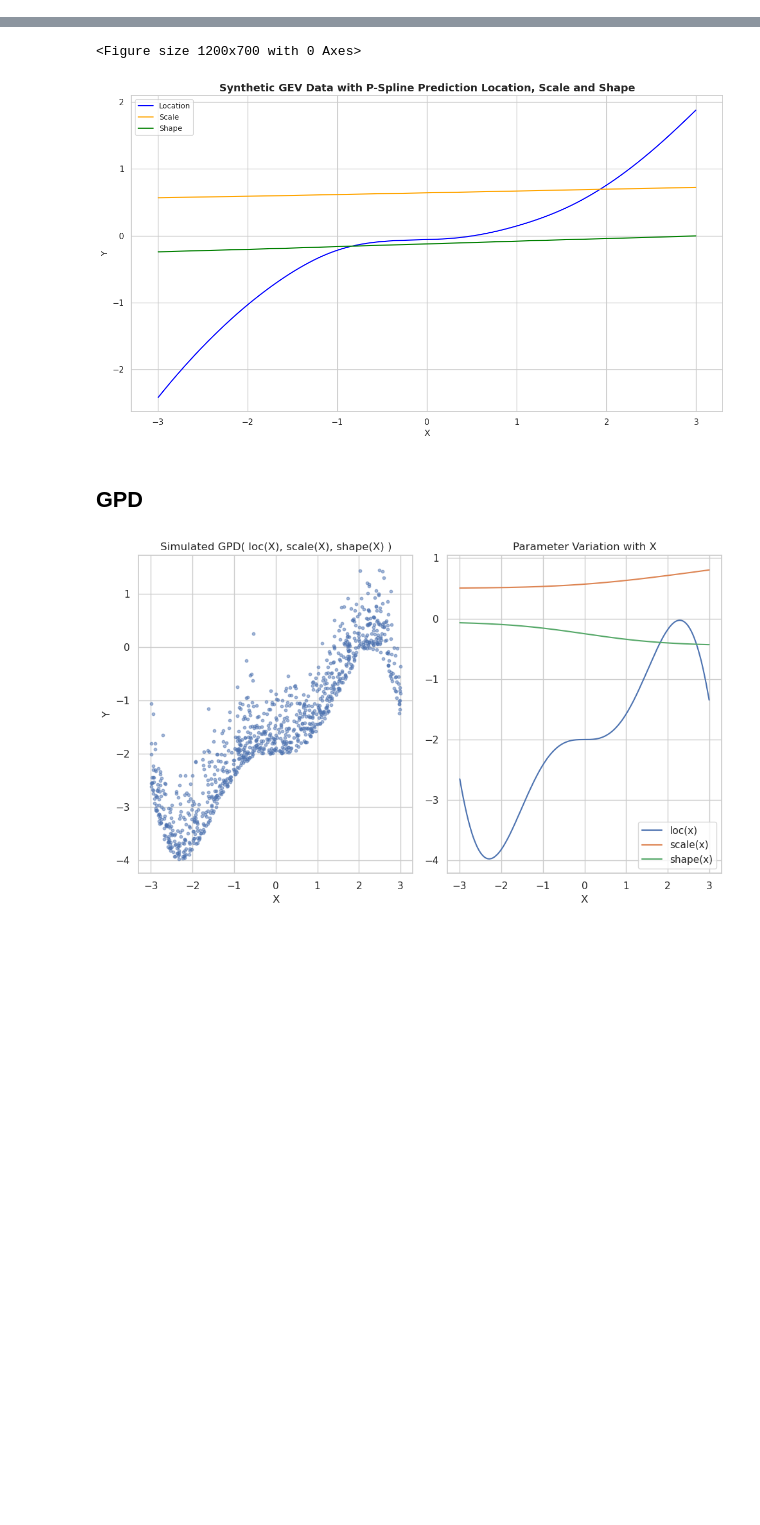
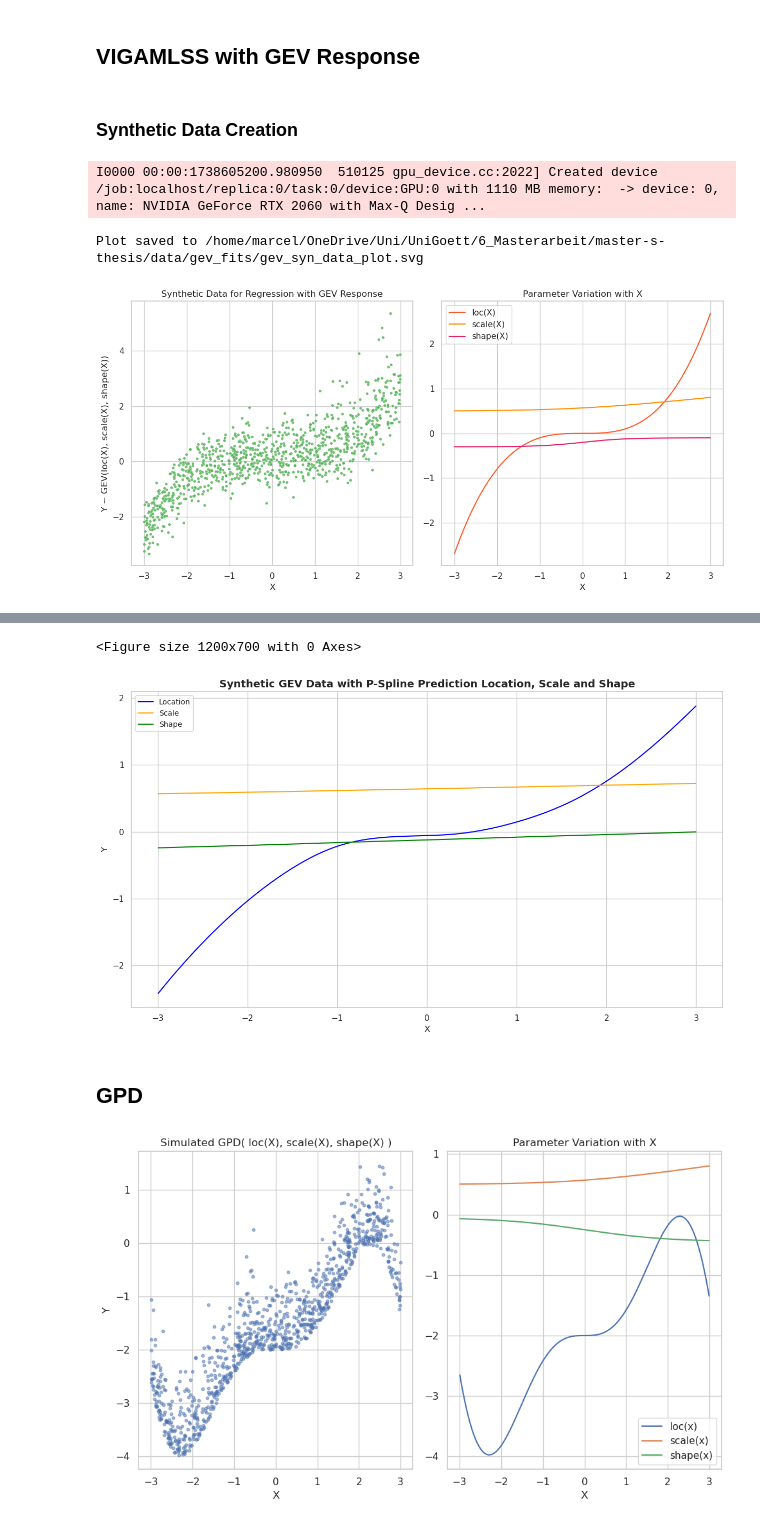
Before and after one commit to marweda/master-s-thesis, a Jupyter notebook: notebooks/vigamlss_demo.ipynb, the cells around one changed output, grey strips where cells are left out. Drawn from its saved outputs; the diff is of its cells as text; code cells hidden in the pictures; blank space fills up the shorter version.

```diff
--- a/notebooks/vigamlss_demo.ipynb
+++ b/notebooks/vigamlss_demo.ipynb
@@ -618,0 +316,77 @@ plt.show()
+# %% [markdown]
+## VIGAMLSS with GEV Response
+# %% [markdown]
+### Synthetic Data Creation
+# %%
+import jax
+import jax.numpy as jnp
+import tensorflow_probability as tfp
+tfd = tfp.distributions
+import matplotlib.pyplot as plt
+
+# ------------------------------------------------
+# 1) Generate covariate X
+# ------------------------------------------------
+key = jax.random.PRNGKey(42)
+n_samples = 1000
+key_x, key_y = jax.random.split(key)
+X_GEV_SYN = jax.random.uniform(key_x, shape=(n_samples,), minval=-3.0, maxval=3.0)
+xs_sorted   = jnp.sort(X_GEV_SYN)
+
+# ------------------------------------------------
+# 2) Define parametric functions for loc(x), scale(x), shape(x)
+# ------------------------------------------------
+
+def loc_fn(x):
+    return 0.1 * x**3
+
+def scale_fn(x):
+    return 0.5 + TransformationFunctions.softplus(x) * 0.1
+
+def shape_fn(x):
+    return 0.1 * jnp.tanh(x) - 0.2
+
+loc_vals   = loc_fn(X_GEV_SYN)
+scale_vals = scale_fn(X_GEV_SYN)
+shape_vals = shape_fn(X_GEV_SYN)
+
+# ------------------------------------------------
+# 3) Constructs a *batch* of GEVs, one per (x_i).
+#    TFP automatically enforces domain logic for each sample.
+# ------------------------------------------------
+gev_dists = tfd.GeneralizedExtremeValue(
+    loc          = loc_vals,     # shape=(n_samples,)
+    scale        = scale_vals,   # shape=(n_samples,)
+    concentration= shape_vals    # shape=(n_samples,)
+)
+
+# ------------------------------------------------
+# 4) Sample Y given X
+# ------------------------------------------------
+Y_GEV_SYN_tf = gev_dists.sample(seed=key_y)  # shape=(n_samples,)
+Y_GEV_SYN_data = jnp.array(Y_GEV_SYN_tf)
+
+
+plot_gev_gpd_syn_data(
+    X_GEV_SYN,
+    Y_GEV_SYN_data,
+    regression_palette,
+    line_palette,
+    loc_fn,
+    scale_fn,
+    shape_fn,
+    "X",
+    "Y ~ GEV(loc(X), scale(X), shape(X))",
+    "Synthetic Data for Regression with GEV Response",
+    "X",
+    "Parameter Variation with X",
+    "loc(X)",
+    "scale(X)",
+    "shape(X)",
+    "gev_syn_data_plot",
+    gev_fits_dir,
+)
+# %% [output]
+I0000 00:00:1738605200.980950  510125 gpu_device.cc:2022] Created device /job:localhost/replica:0/task:0/device:GPU:0 with 1110 MB memory:  -> device: 0, name: NVIDIA GeForce RTX 2060 with Max-Q Desig ...
+Plot saved to /home/marcel/OneDrive/Uni/UniGoett/6_Masterarbeit/master-s-thesis/data/gev_fits/gev_syn_data_plot.svg
+[figure, added]
```
Also changed, not shown: parts of 41 cells of this notebook, 23 other files.
